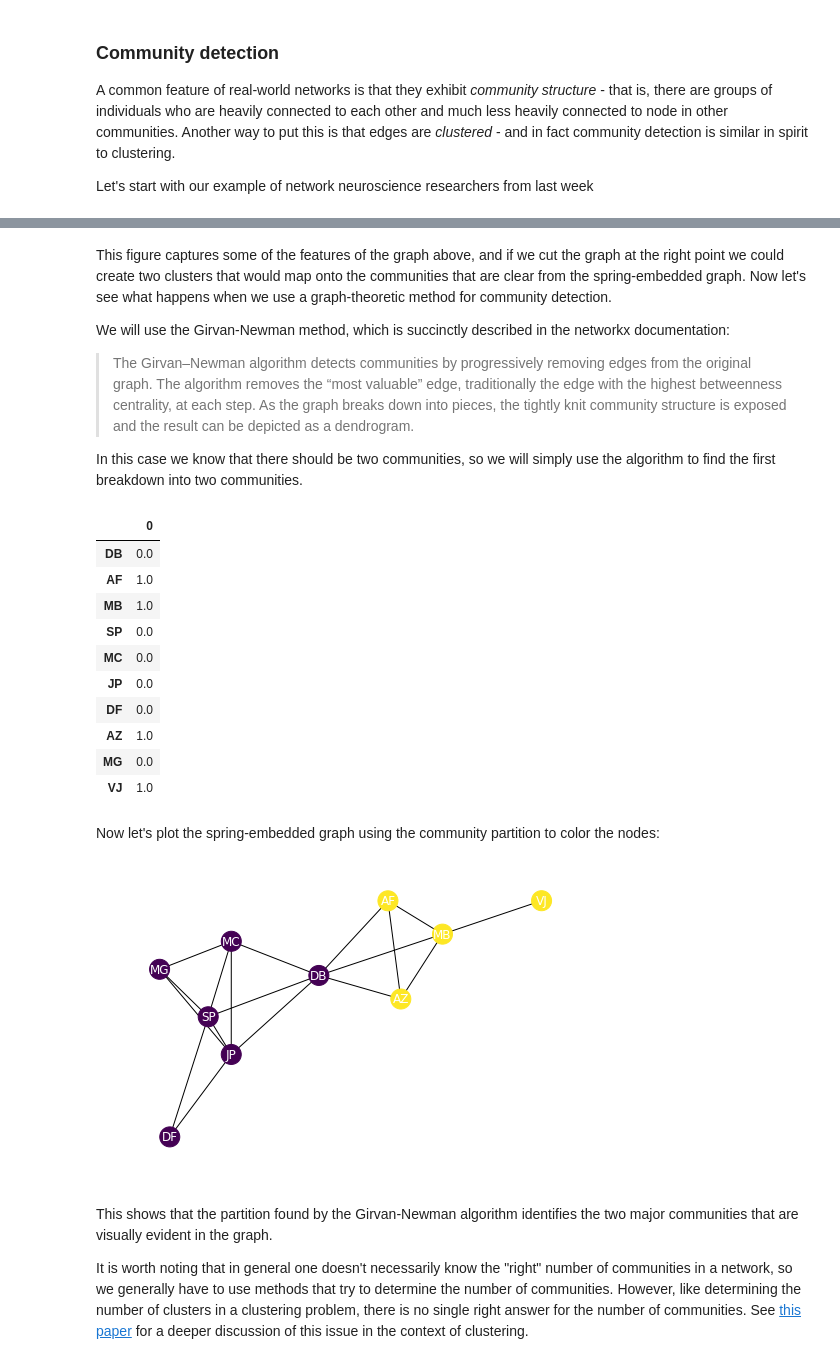
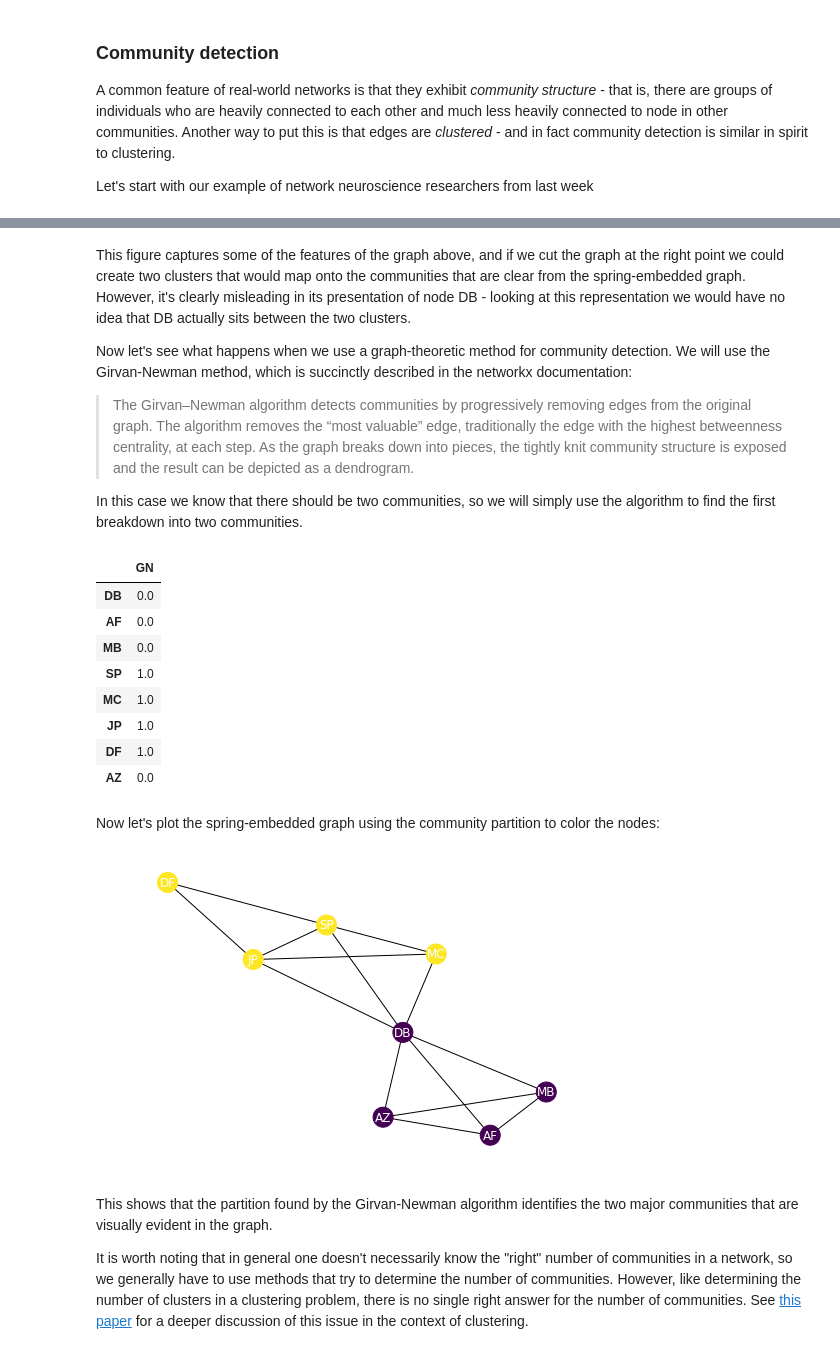
Before and after one commit to BrainNetworksCourse/brain-networks-course, a Jupyter notebook: Week3-NetworkModeling/Week3-NetworkStructure.ipynb, the cells around one changed output, grey strips where cells are left out. Cells and saved outputs as stored; diff of their text form; code cells hidden in the pictures.

```diff
--- a/Week3-NetworkModeling/Week3-NetworkStructure.ipynb
+++ b/Week3-NetworkModeling/Week3-NetworkStructure.ipynb
@@ -30,10 +31,6 @@ from utils import get_joint_pubs,nx_to_igraph,module_degree_zscore,participation
 # %%
 # If the publication data are cached then load those and use them
 # instead of getting them from pubmed
-if os.path.exists('../data/pubmed/pubdata.pkl'):
-    numpubs=pickle.load(open('../data/pubmed/pubdata.pkl','rb'))
-else:
-    numpubs={}
 
 researchers={'DB':{'name':'Danielle Bassett'},
             'AF':{'name':'Alex Fornito'},
@@ -42,27 +39,10 @@ researchers={'DB':{'name':'Danielle Bassett'},
             'MC':{'name':'Michael Cole'},
             'JP':{'name':'Jonathan Power'},
             'DF':{'name':'Damien Fair'},
-            'AZ':{'name':'Andrew Zalesky'},
-            'MG':{'name':'Matthew Glasser'},
-            'VJ':{'name':'Viktor Jirsa'}}
-
-# first get pubmed search terms from names
-for i in researchers:
-    n_s=researchers[i]['name'].lower().split(' ')
-    researchers[i]['pubmed_name']=n_s[1]+'-'+n_s[0][0]
+            'AZ':{'name':'Andrew Zalesky'}}
 
 
-email='bill@gmail.com'  # email address for use by Entrez
-for i in itertools.combinations(list(researchers.keys()),2):
-    if not i in numpubs:
-        # use cached data if present
-        numpubs[i]=get_joint_pubs((researchers[i[0]]['pubmed_name'],
-                                   researchers[i[1]]['pubmed_name']),
-                                   email)
-
-
-# save pub data
-pickle.dump(numpubs,open('../data/pubmed/pubdata.pkl','wb'))
+numpubs=get_pubdata(researchers)
 
 # create a list to use in making the matrix
 # do this so that the order stays fixed
@@ -128,0 +110,12 @@ First let's use a standard hierarhical clustering technique to look at the data.
+# %%
+p = nx.shortest_path(G)
+shortest_path_mat = numpy.zeros((len(G.nodes),len(G.nodes)))
+
+for i,node in enumerate(G.nodes):
+    for j,target in enumerate(G.nodes):
+        if i==j:
+            continue
+        shortest_path_mat[i, j] = len(list(p[node][target]))-1
+
+shortest_path_df=pandas.DataFrame(shortest_path_mat,columns=G.nodes,index=G.nodes)
+shortest_path_df
@@ -140,7 +139,7 @@ dn = scipy.cluster.hierarchy.dendrogram(Z,labels=adjacency_mtx.columns)
 # %% [markdown]
-This figure captures some of the features of the graph above, and if we cut the graph at the right point we could create two clusters that would map onto the communities that are clear from the spring-embedded graph.  Now let's see what happens when we use a graph-theoretic method for community detection.
+This figure captures some of the features of the graph above, and if we cut the graph at the right point we could create two clusters that would map onto the communities that are clear from the spring-embedded graph.  However, it's clearly misleading in its presentation of node DB - looking at this representation we would have no idea that DB actually sits between the two clusters.
 
-We will use the Girvan-Newman method, which is succinctly described in the networkx documentation:
+Now let's see what happens when we use a graph-theoretic method for community detection. We will use the Girvan-Newman method, which is succinctly described in the networkx documentation:
 
 >The Girvan–Newman algorithm detects communities by progressively removing edges from the original graph. The algorithm removes the “most valuable” edge, traditionally the edge with the highest betweenness centrality, at each step. As the graph breaks down into pieces, the tightly knit community structure is exposed and the result can be depicted as a dendrogram.
 
@@ -148,27 +147,25 @@ In this case we know that there should be two communities, so we will simply use
 # %%
 comp = nx.algorithms.community.centrality.girvan_newman(G)
 
 # the function creates an iterator, so grab the first item
 communities = tuple(sorted(c) for c in next(comp))
 
 # create a partition variable that we can use for labeling the graph
 partition=pandas.DataFrame(numpy.zeros(adjacency_mtx.shape[0]),
-                          index=adjacency_mtx.columns)
+                          index=adjacency_mtx.columns,columns=['GN'])
 for i,c in enumerate(communities):
     partition.loc[c]=i
 partition
 # %% [output]
-|  | 0 |
+|  | GN |
 | DB | 0.0 |
-| AF | 1.0 |
-| MB | 1.0 |
-| SP | 0.0 |
-| MC | 0.0 |
-| JP | 0.0 |
-| DF | 0.0 |
-| AZ | 1.0 |
-| MG | 0.0 |
-| VJ | 1.0 |
+| AF | 0.0 |
+| MB | 0.0 |
+| SP | 1.0 |
+| MC | 1.0 |
+| JP | 1.0 |
+| DF | 1.0 |
+| AZ | 0.0 |
 # %% [markdown]
 Now let's plot the spring-embedded graph using the community partition to color the nodes:
 # %%
@@ -177,7 +174,7 @@ nx.draw_spring(G,with_labels=True,
                font_color='white',
                node_color=partition.values)
 # %% [output]
-[figure, old version]
+[figure, new version]
 # %% [markdown]
 This shows that the partition found by the Girvan-Newman algorithm identifies the two major communities that are visually evident in the graph.
 
```
Also changed, not shown: parts of 48 cells of this notebook.
